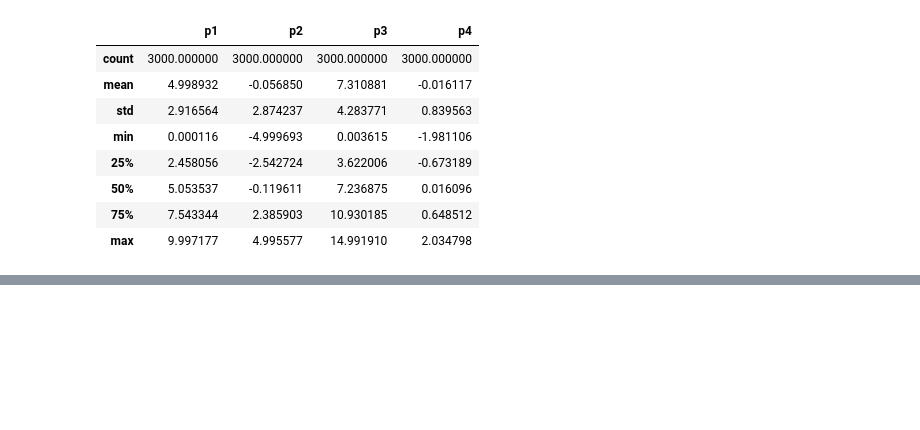
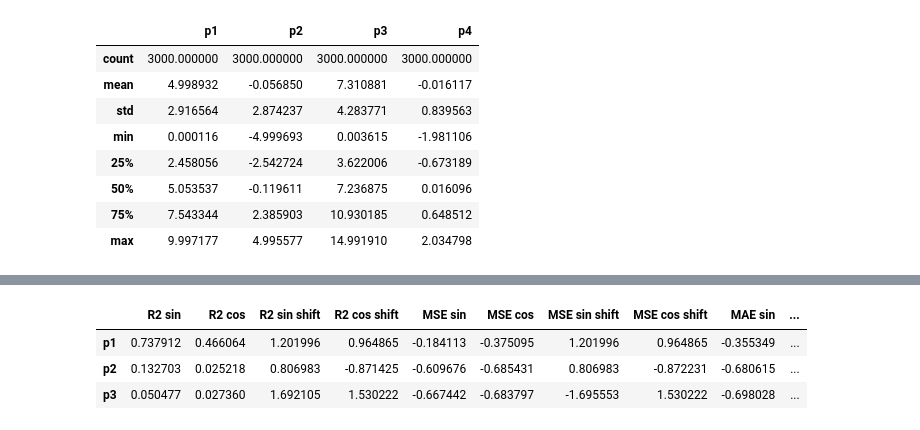
Before and after one commit to egorbeckish/Masters-program, a Jupyter notebook: 1. First Course/Semester 1/Регрессоры/4. Декабрь/04.12.2025/main.ipynb, the cells around one changed output, grey strips where cells are left out. Drawn from its saved outputs; the diff is of its cells as text; code cells hidden in the pictures; blank space fills up the shorter version.

```diff
--- a/1. First Course/Semester 1/Регрессоры/4. Декабрь/04.12.2025/main.ipynb
+++ b/1. First Course/Semester 1/Регрессоры/4. Декабрь/04.12.2025/main.ipynb
@@ -317,0 +145,13 @@ y = 0.03743895288045229 * k_1 + 0.0 * k_2 + 0.0 * k_3 + 7.18566441204593
+# %%
+df_shift = pd.DataFrame(
+	[[shift_dict[k]["sin"][m][1] for m in ["R2", "MSE", "MAE"]] + [shift_dict[k]["sin"][m][0] for m in ["R2", "MSE", "MAE"]] + [shift_dict[k]["cos"][m][1] for m in ["R2", "MSE", "MAE"]] + [shift_dict[k]["cos"][m][0] for m in ["R2", "MSE", "MAE"]] for k in shift_dict.keys()],
+	["p1", "p2", "p3"],
+	["R2 sin", "MSE sin", "MAE sin", "R2 sin shift", "MSE sin shift", "MAE sin shift", "R2 cos", "MSE cos", "MAE cos", "R2 cos shift", "MSE cos shift", "MAE cos shift"]
+)[["R2 sin", "R2 cos", "R2 sin shift", "R2 cos shift", "MSE sin", "MSE cos", "MSE sin shift", "MSE cos shift", "MAE sin", "MAE cos", "MAE sin shift", "MAE cos shift"]]
+
+df_shift
+# %% [output]
+|  | R2 sin | R2 cos | R2 sin shift | R2 cos shift | MSE sin | MSE cos | MSE sin shift | MSE cos shift | MAE sin | ... |
+| p1 | 0.737912 | 0.466064 | 1.201996 | 0.964865 | -0.184113 | -0.375095 | 1.201996 | 0.964865 | -0.355349 | ... |
+| p2 | 0.132703 | 0.025218 | 0.806983 | -0.871425 | -0.609676 | -0.685431 | 0.806983 | -0.872231 | -0.680615 | ... |
+| p3 | 0.050477 | 0.027360 | 1.692105 | 1.530222 | -0.667442 | -0.683797 | -1.695553 | 1.530222 | -0.698028 | ... |
```
Also changed, not shown: parts of 16 cells of this notebook, 1 other file.
